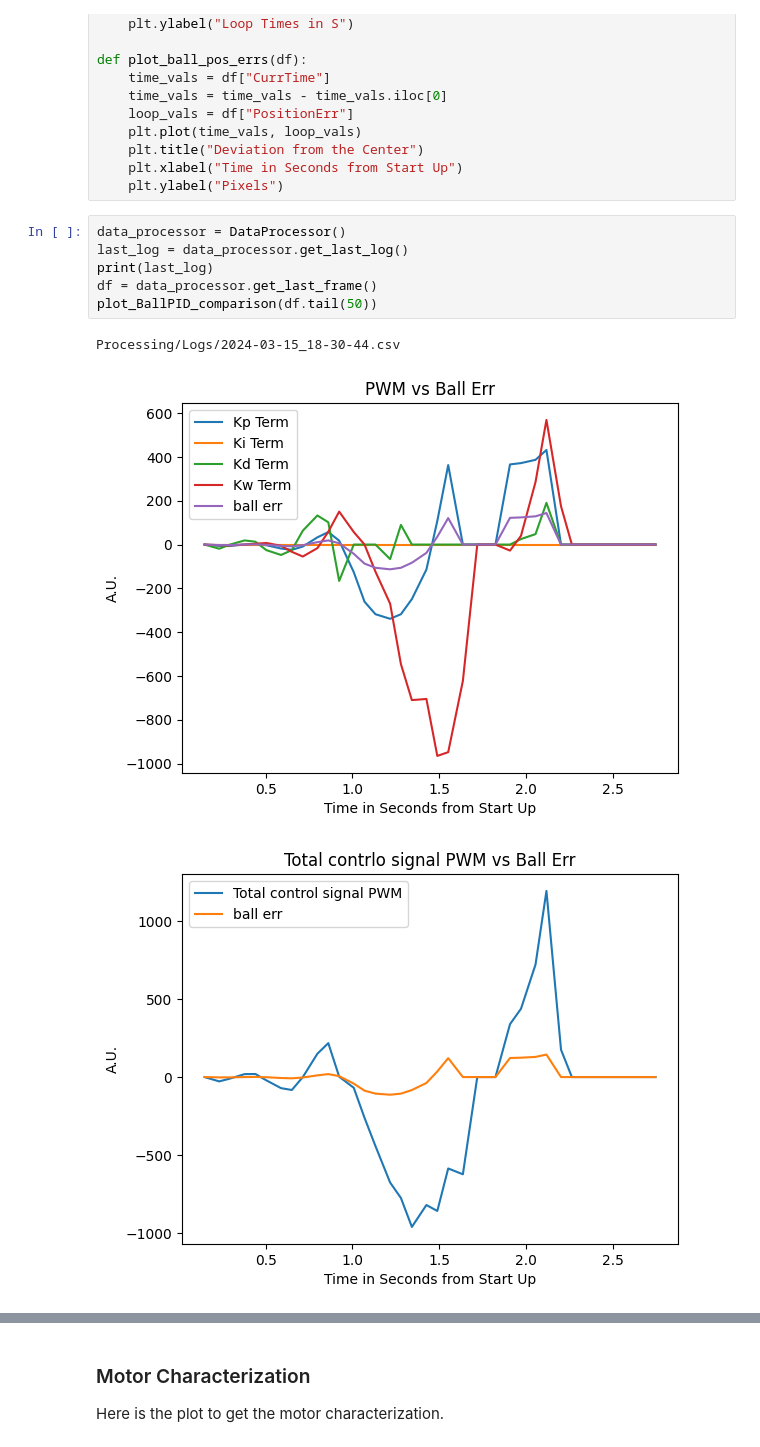
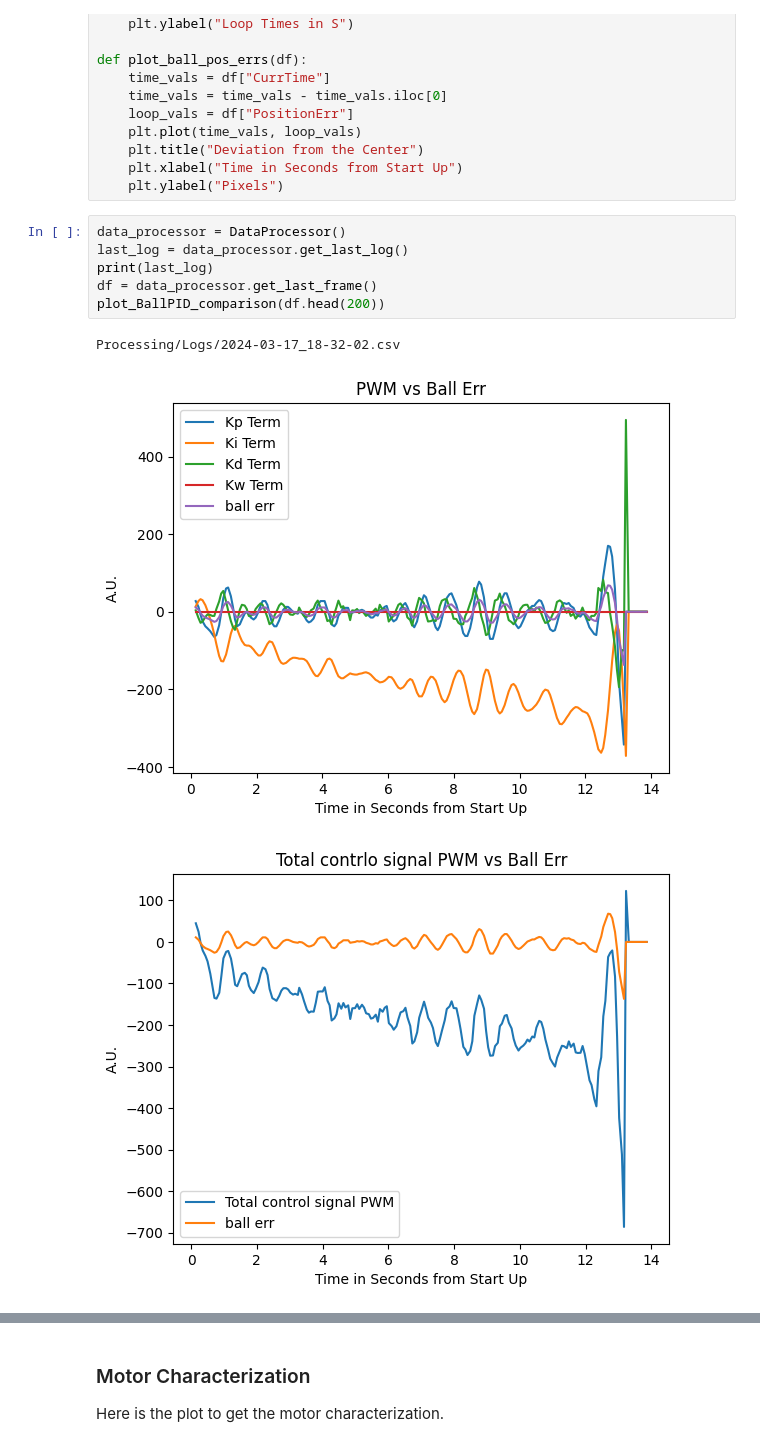
Before and after one commit to Capstone2302/RLWheel, a Jupyter notebook: plotting.ipynb, the cells around one changed output, grey strips where cells are left out. Saved outputs shown, nothing was run; the diff lists cells and outputs as text.

```diff
--- a/plotting.ipynb
+++ b/plotting.ipynb
@@ -147,13 +147,13 @@ def plot_ball_pos_errs(df):
 # %%
 data_processor = DataProcessor()
 last_log = data_processor.get_last_log()
 print(last_log)
 df = data_processor.get_last_frame()
-plot_BallPID_comparison(df.tail(50))
+plot_BallPID_comparison(df.head(200))
 # %% [output]
-Processing/Logs/2024-03-15_18-30-44.csv
+Processing/Logs/2024-03-17_18-32-02.csv
-[figure, old version]
+[figure, new version]
-[figure, old version]
+[figure, new version]
 # %%
 plot_loop_closure_times_wheel(df)
 print(data_processor.get_headers(df))
```
Also changed, not shown: parts of 5 cells of this notebook, 2 other files.
